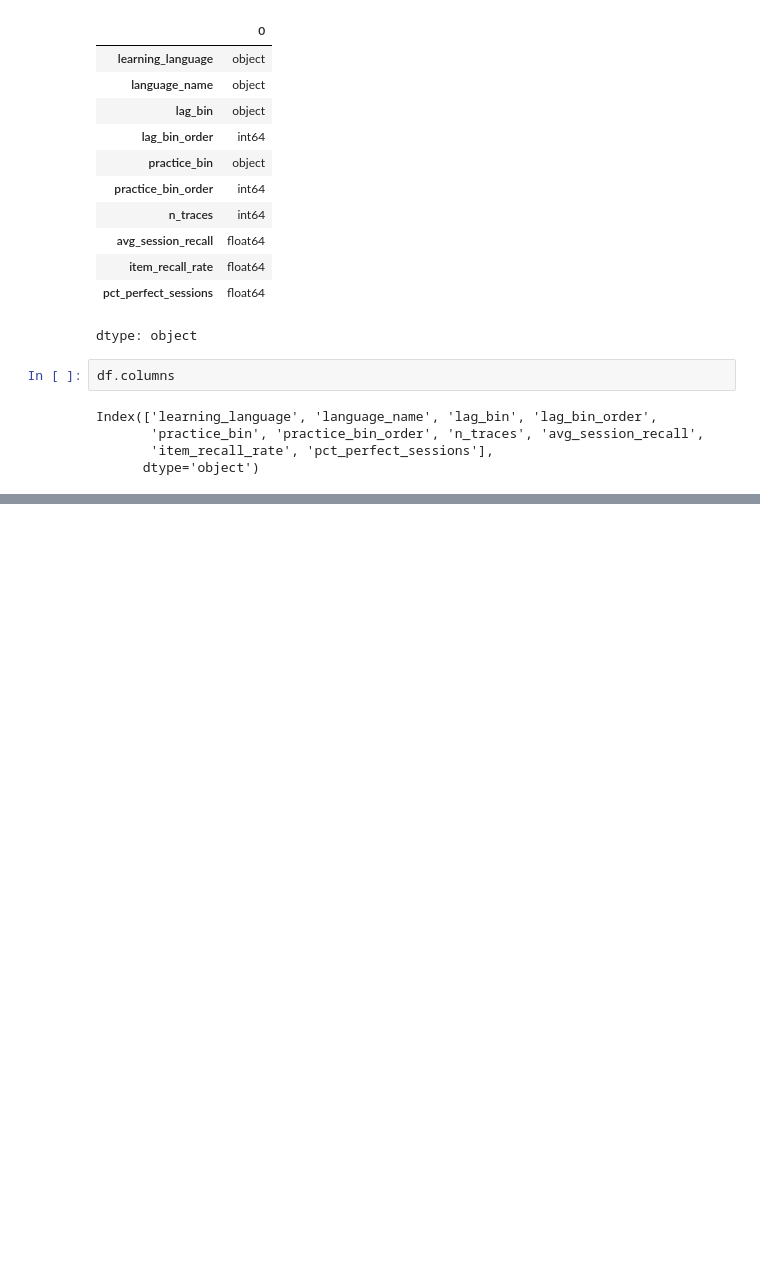
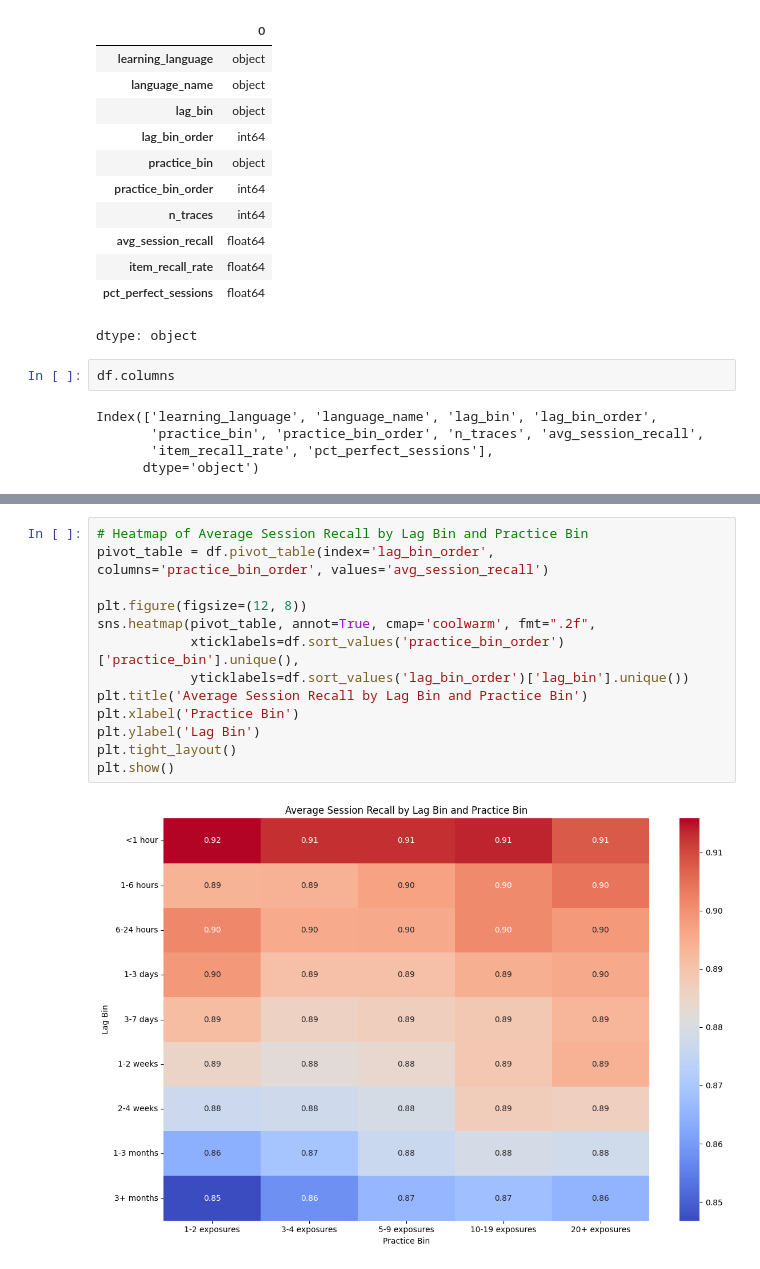
Before and after one commit to kxrrym03/Duolingo-Forgetting-Curve, a Jupyter notebook: Forgetting_Curve.ipynb, the cells around one changed output, grey strips where cells are left out. Cells and saved outputs as stored; diff of their text form; blank space fills up the shorter version.

```diff
--- a/Forgetting_Curve.ipynb
+++ b/Forgetting_Curve.ipynb
@@ -114,0 +146,15 @@ Index(['learning_language', 'language_name', 'lag_bin', 'lag_bin_order',
+# %%
+# Heatmap of Average Session Recall by Lag Bin and Practice Bin
+pivot_table = df.pivot_table(index='lag_bin_order', columns='practice_bin_order', values='avg_session_recall')
+
+plt.figure(figsize=(12, 8))
+sns.heatmap(pivot_table, annot=True, cmap='coolwarm', fmt=".2f",
+            xticklabels=df.sort_values('practice_bin_order')['practice_bin'].unique(),
+            yticklabels=df.sort_values('lag_bin_order')['lag_bin'].unique())
+plt.title('Average Session Recall by Lag Bin and Practice Bin')
+plt.xlabel('Practice Bin')
+plt.ylabel('Lag Bin')
+plt.tight_layout()
+plt.show()
+# %% [output]
+[figure, added]
```
Also changed, not shown: parts of 8 cells of this notebook.
